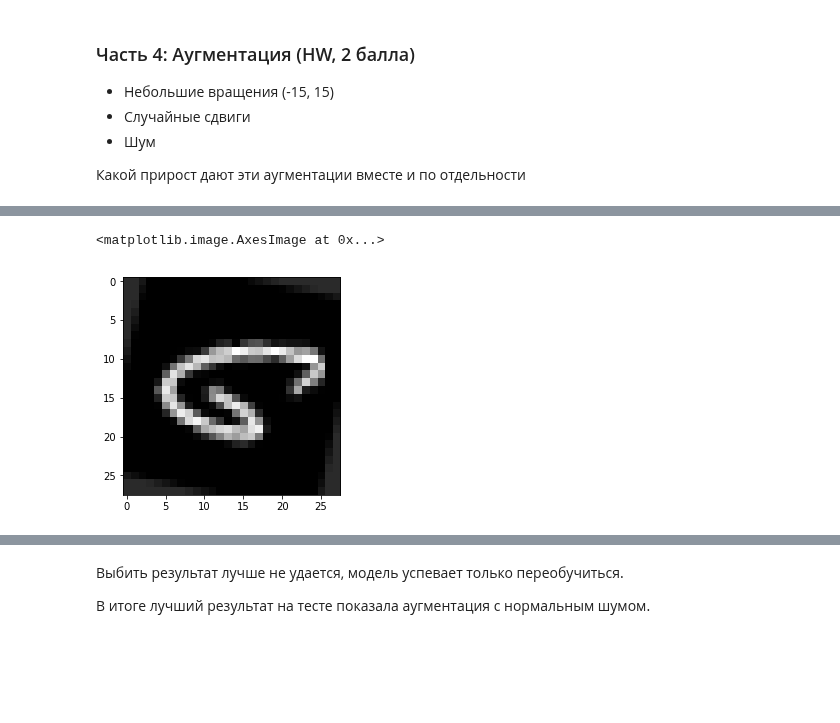
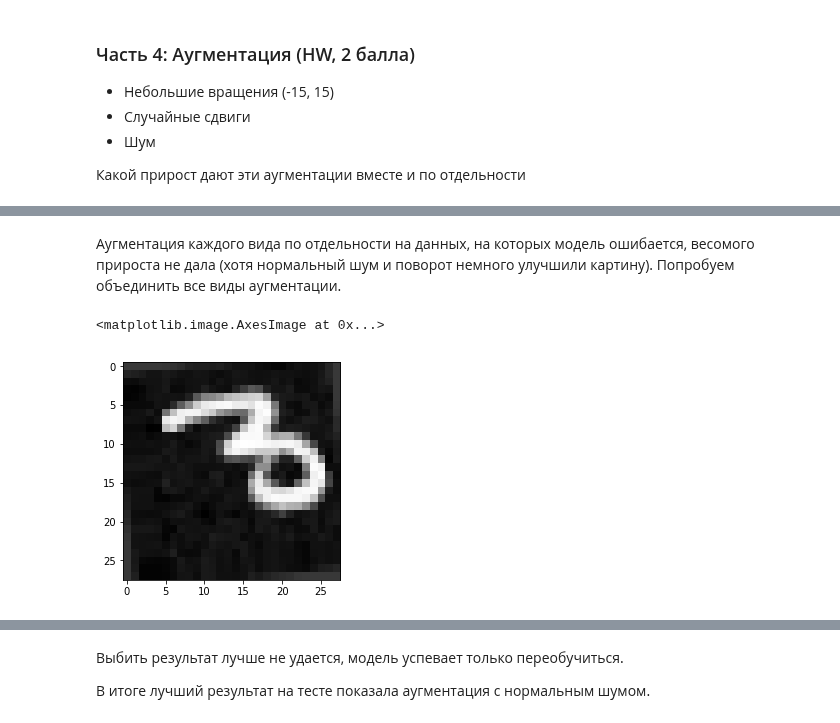
Before and after one commit to v-vskv-v/IR_ML, a Jupyter notebook: Data Analysis/Semester 2/viskov_task 2 (Back propagation for MNIST).ipynb, the cells around one changed output, grey strips where cells are left out. Saved outputs shown, nothing was run; the diff lists cells and outputs as text; code cells hidden in the pictures; blank space fills up the shorter version.

```diff
--- a/Data Analysis/Semester 2/viskov_task 2 (Back propagation for MNIST).ipynb
+++ b/Data Analysis/Semester 2/viskov_task 2 (Back propagation for MNIST).ipynb
@@ -245,0 +240,21 @@ class Tanh:
+# %%
+X = np.array([[0, 1], [1, 1]], dtype=np.float64)
+Y = np.array([[0], [1]])
+
+l = Linear(2, 1)
+
+def loss1(W):
+    l.W = W
+    res = l.forward(X)
+    return np.sum((res - Y)**2)
+
+def loss2(X):
+    res = l.forward(X)
+    return np.sum((res - Y)**2)
+
+res = l.forward(X)
+dLdy = 2 * (res - Y)
+l.backward(dLdy)
+
+print("dLdw: ", check_gradient(loss1, l.W, l.dLdW))
+print("dLdx: ", check_gradient(loss2, X, l.dLdx))
@@ -245,0 +264,8 @@ class Tanh:
+# %%
+network = NeuralNetwork([
+    Linear(784, 100), Tanh(),
+    Linear(100, 100), Tanh(),
+    Linear(100, 10)
+])
+loss = NLLLoss()
+tr_t, ts_t, tr_ac_t, ts_ac_t = train(network, 10, 0.1, plot=True, verbose=True)
@@ -306,4 +357,6 @@ from skimage.transform import rotate
 import copy
 import random
 random.seed(555)
+# %%
+tmp = list(copy.deepcopy(train_dataset))
 # %%
@@ -381,9 +445,11 @@ Epoch 9... (Train/Test) NLL: 0.020/0.093        Accuracy: 0.994/0.975
+# %% [markdown]
+Аугментация каждого вида по отдельности на данных, на которых модель ошибается, весомого прироста не дала (хотя нормальный шум и поворот немного улучшили картину). Попробуем объединить все виды аугментации.
 # %%
-batch = imrotate(wrong_X)
-plt.imshow(batch[30].reshape(28, 28), cmap=plt.cm.Greys_r)
+batch = imrotate(imshift(imnoise(tmp), 3, 'right'))
+plt.imshow(batch[30][0].reshape(28, 28), cmap=plt.cm.Greys_r)
 # %% [output]
 <matplotlib.image.AxesImage at 0x...>
-[figure, old version]
+[figure, new version]
 # %%
 network = NeuralNetwork([Linear(784, 100), Tanh(),
                Linear(100, 100), Tanh(),
```
Also changed, not shown: parts of 33 cells of this notebook.
